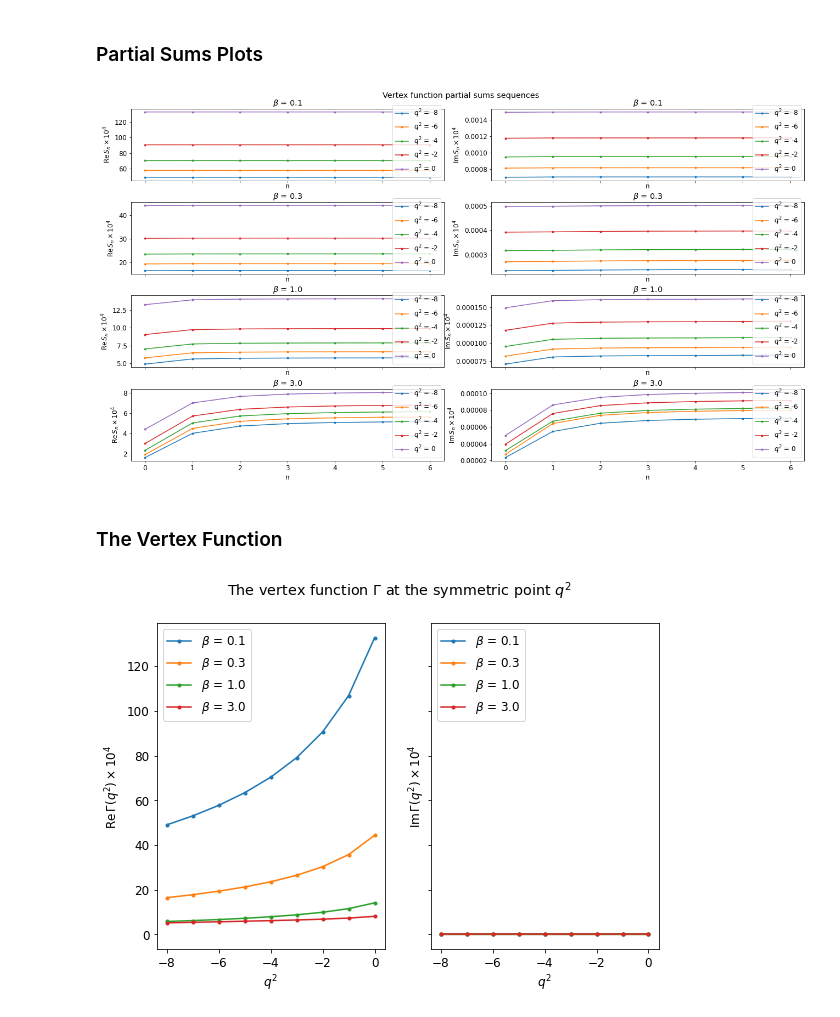
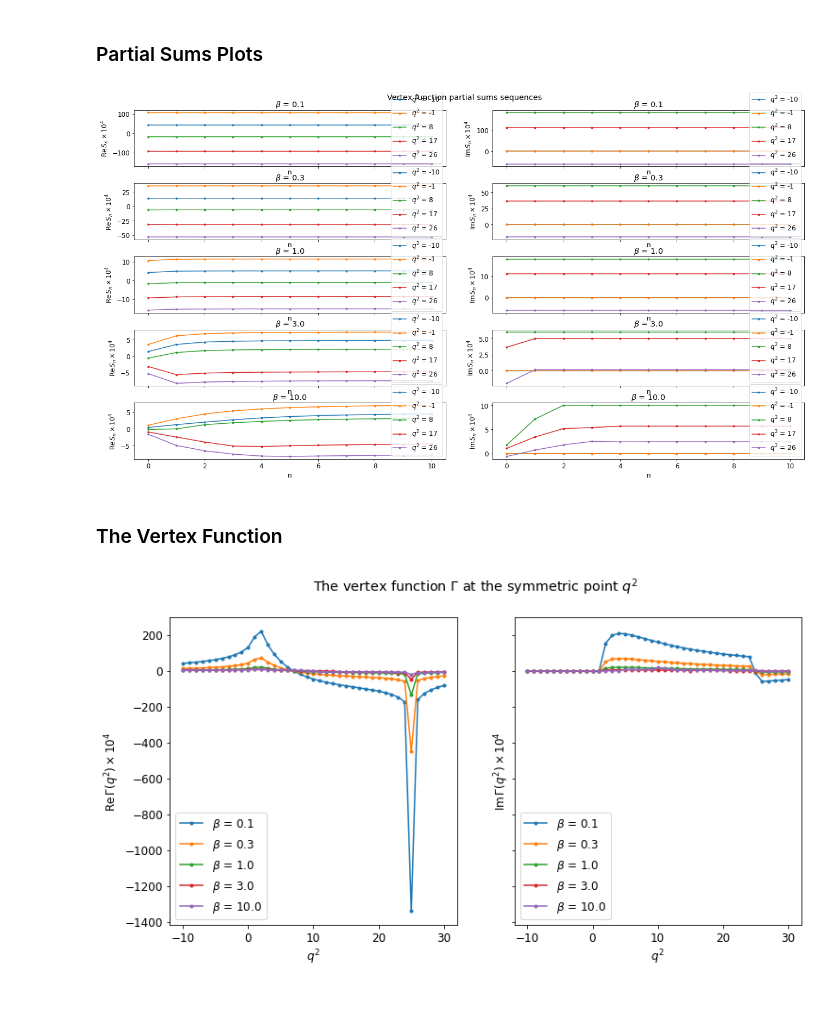
Before and after one commit to harnettd/phiCubed_31_FT, a Jupyter notebook: finite_temp_plots.ipynb, the cells around one changed output. Saved outputs shown, nothing was run; the diff lists cells and outputs as text; code cells hidden in the pictures.

Commit message:
extend qq_grid and save data to external file

```diff
--- a/finite_temp_plots.ipynb
+++ b/finite_temp_plots.ipynb
@@ -15,9 +15,9 @@ eps = symbols("eps")
 # %% [markdown]
 ### Generate Correlator (i.e., Pi) Data
 # %%
-qq_grid = np.arange(-8, 1)
+qq_grid = np.arange(-10, 31)
 masses = 1, 2, 3
-beta_grid = np.array([0.1, 0.3, 1, 3])
-n_max = 6
+beta_grid = np.array([0.1, 0.3, 1, 3, 10])
+n_max = 10
 n_grid = np.arange(-n_max, n_max + 1)
 # %%
@@ -26,3 +28,5 @@ finite_temp_data_Pi =\
+# %%
+finite_temp_data_Pi =np.load("finite_temp_data_Pi.npy", allow_pickle=True)
 # %% [markdown]
 ### Transform Correlator (i.e., Pi) Data to Vertex Function (i.e., Gamma) Data
 # %%
@@ -109,19 +109,19 @@ for f in range(floors):
             ax[f, re_im].legend(loc="lower right")
             ax[f, re_im].set_xlabel("n")
 # %% [output]
-[figure, old version]
+[figure, new version]
 # %% [markdown]
 ### The Vertex Function
 # %%
-fig, ax = plt.subplots(nrows=1, ncols=2, sharey=True, figsize=(9, 6))
+fig, ax = plt.subplots(nrows=1, ncols=2, sharey=True, figsize=(12, 6))
 fig.suptitle(r"The vertex function $\Gamma$ at the symmetric point $q^2$")
 for f in range(floors):
     ax[0].plot(qq_grid, 1e4 * partial_sums_re_Gamma[f, :, -1], marker=".", label=r"$\beta$ = {}".format(beta_grid[f]))
     ax[1].plot(qq_grid, 1e4 * partial_sums_im_Gamma[f, :, -1], marker=".", label=r"$\beta$ = {}".format(beta_grid[f]))
     ax[0].set_ylabel(r"$\mathrm{Re}\,\Gamma(q^2)\times 10^4$")
     ax[1].set_ylabel(r"$\mathrm{Im}\,\Gamma(q^2)\times 10^4$")
     for re_im in range(2):
         ax[re_im].set_xlabel(r"$q^2$")
-        ax[re_im].legend(loc="upper left")
+        ax[re_im].legend(loc="lower left")
 # %% [output]
-[figure, old version]
+[figure, new version]
```
Also changed, not shown: parts of 5 cells of this notebook, 1 other file.
